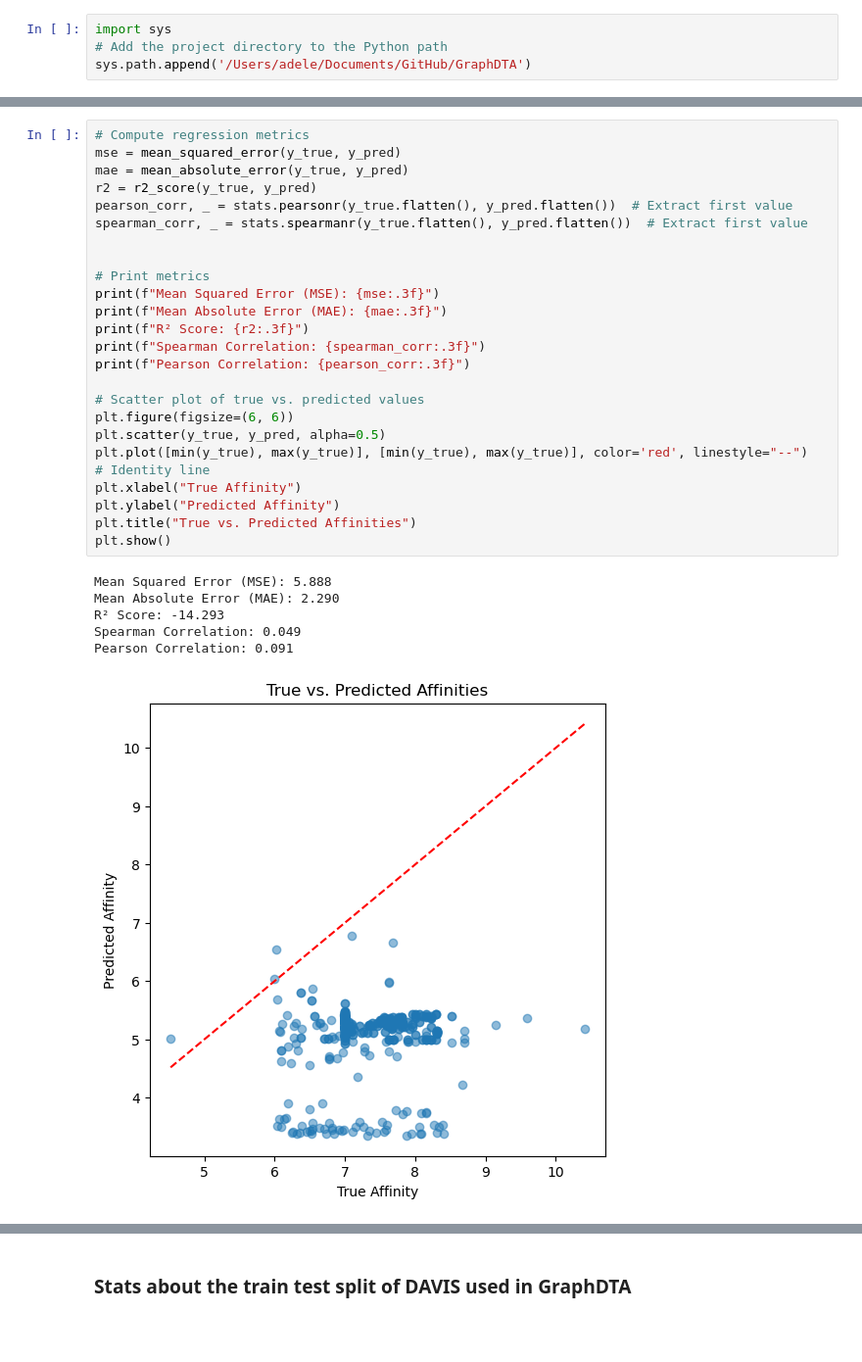
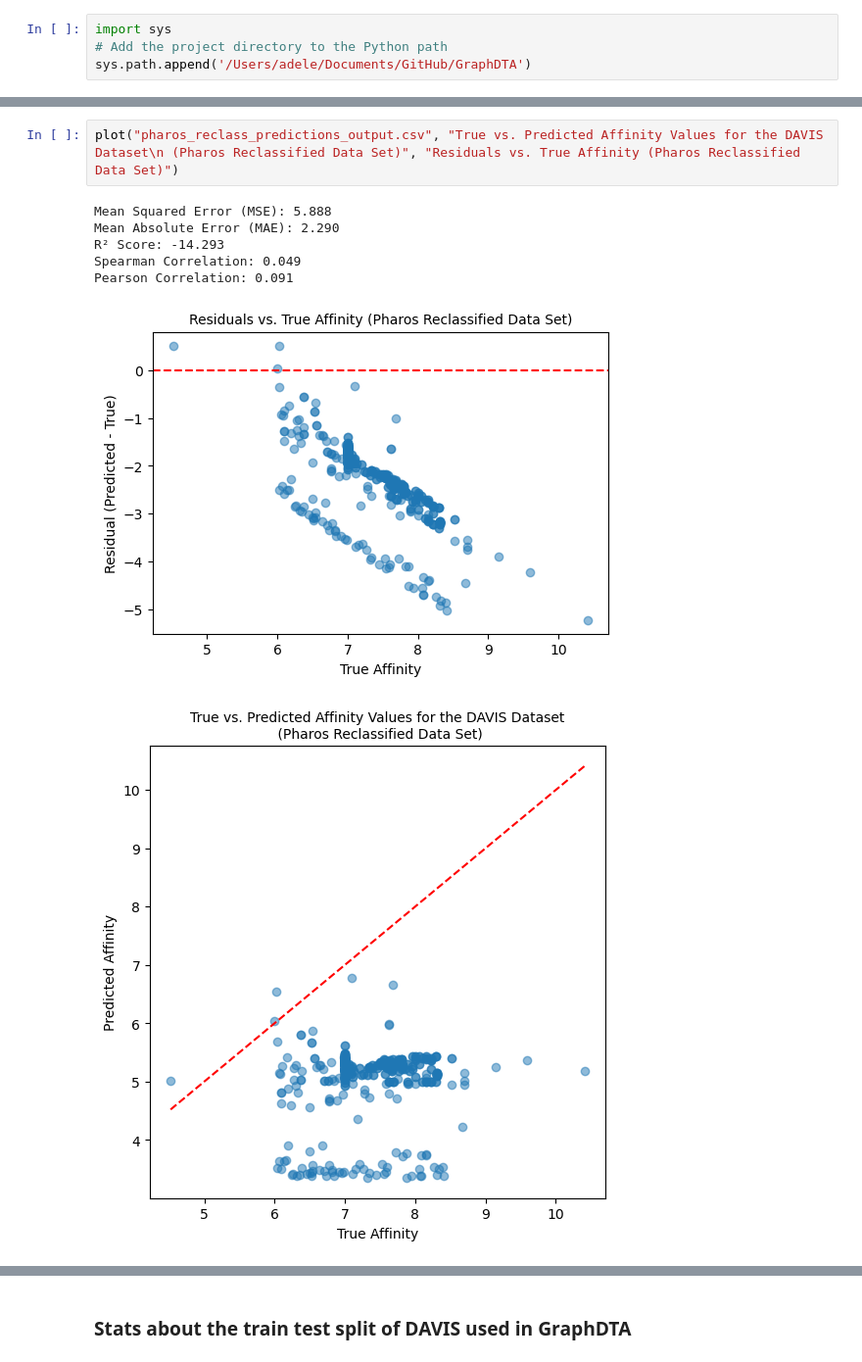
Before and after one commit to adelefuchs/GraphDTA, a Jupyter notebook: notebooks/1_21.ipynb, the cells around one changed output, grey strips where cells are left out. Shown at 98% size. Drawn from its saved outputs; the diff is of its cells as text; blank space fills up the shorter version.

```diff
--- a/notebooks/1_21.ipynb
+++ b/notebooks/1_21.ipynb
@@ -145,31 +180,10 @@ True: 6.370, Predicted: 5.028
-# %%
-# Compute regression metrics
-mse = mean_squared_error(y_true, y_pred)
-mae = mean_absolute_error(y_true, y_pred)
-r2 = r2_score(y_true, y_pred)
-pearson_corr, _ = stats.pearsonr(y_true.flatten(), y_pred.flatten())  # Extract first value
-spearman_corr, _ = stats.spearmanr(y_true.flatten(), y_pred.flatten())  # Extract first value
-
-
-# Print metrics
-print(f"Mean Squared Error (MSE): {mse:.3f}")
-print(f"Mean Absolute Error (MAE): {mae:.3f}")
-print(f"R² Score: {r2:.3f}")
-print(f"Spearman Correlation: {spearman_corr:.3f}")
-print(f"Pearson Correlation: {pearson_corr:.3f}")
-
-# Scatter plot of true vs. predicted values
-plt.figure(figsize=(6, 6))
-plt.scatter(y_true, y_pred, alpha=0.5)
-plt.plot([min(y_true), max(y_true)], [min(y_true), max(y_true)], color='red', linestyle="--")  # Identity line
-plt.xlabel("True Affinity")
-plt.ylabel("Predicted Affinity")
-plt.title("True vs. Predicted Affinities")
-plt.show()
-# %% [output]
-Mean Squared Error (MSE): 5.888
-Mean Absolute Error (MAE): 2.290
-R² Score: -14.293
-Spearman Correlation: 0.049
-Pearson Correlation: 0.091
-[figure, removed]
+# %%
+plot("pharos_reclass_predictions_output.csv", "True vs. Predicted Affinity Values for the DAVIS Dataset\n (Pharos Reclassified Data Set)", "Residuals vs. True Affinity (Pharos Reclassified Data Set)")
+# %% [output]
+Mean Squared Error (MSE): 5.888
+Mean Absolute Error (MAE): 2.290
+R² Score: -14.293
+Spearman Correlation: 0.049
+Pearson Correlation: 0.091
+[figure, added]
+[figure, added]
```
Also changed, not shown: parts of 7 cells of this notebook, 13 other files.
